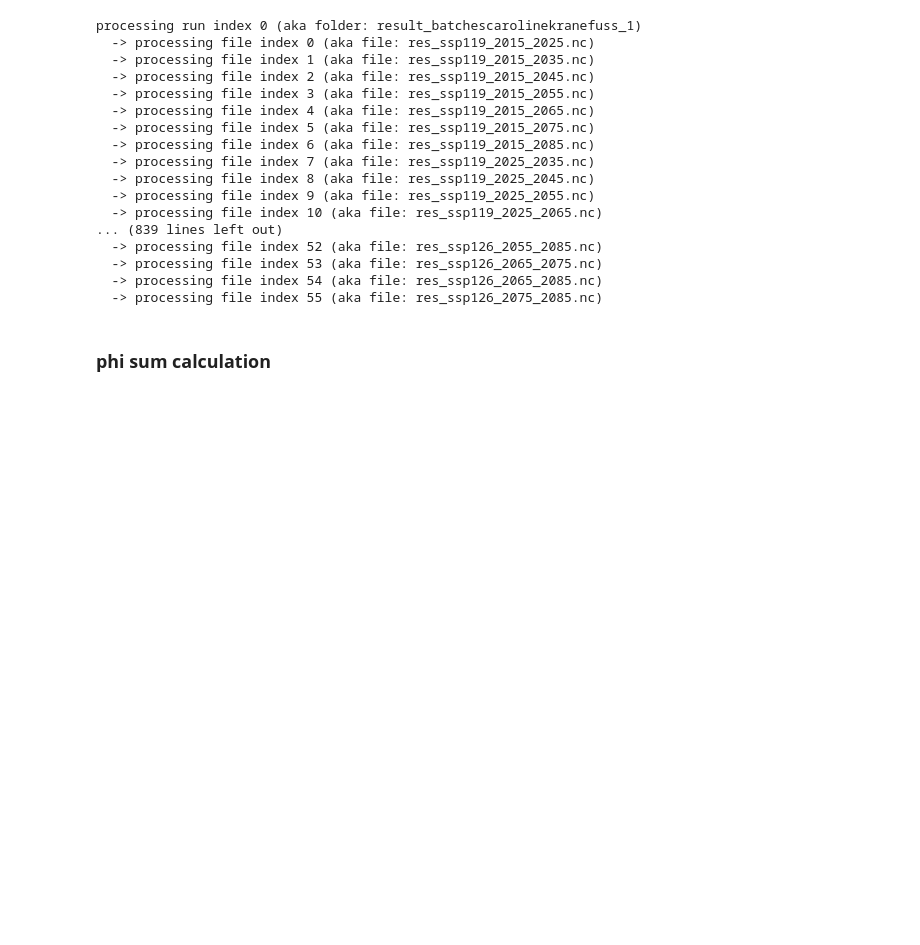
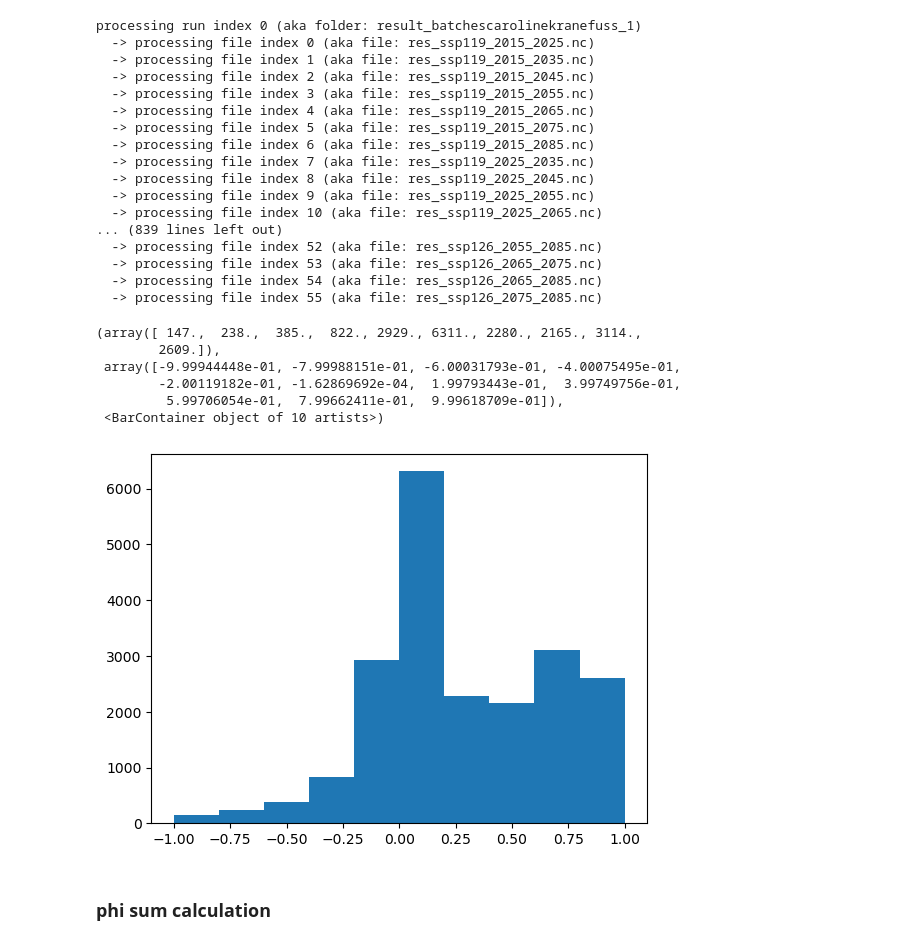
Before and after one commit to sek2dcs/MamalakisResearch, a Jupyter notebook: completeness_property.ipynb, the cells around one changed output. Cells and saved outputs as stored; diff of their text form; code cells hidden in the pictures; blank space fills up the shorter version.

```diff
--- a/completeness_property.ipynb
+++ b/completeness_property.ipynb
@@ -210,6 +210,16 @@ processing run index 0 (aka folder: result_batchescarolinekranefuss_1)
   -> processing file index 53 (aka file: res_ssp126_2065_2075.nc)
   -> processing file index 54 (aka file: res_ssp126_2065_2085.nc)
   -> processing file index 55 (aka file: res_ssp126_2075_2085.nc)
+# %%
+plt.hist(delta_df['delta'])
+# %% [output]
+(array([ 147.,  238.,  385.,  822., 2929., 6311., 2280., 2165., 3114.,
+        2609.]),
+ array([-9.99944448e-01, -7.99988151e-01, -6.00031793e-01, -4.00075495e-01,
+        -2.00119182e-01, -1.62869692e-04,  1.99793443e-01,  3.99749756e-01,
+         5.99706054e-01,  7.99662411e-01,  9.99618709e-01]),
+ <BarContainer object of 10 artists>)
+[figure, added]
 # %% [markdown]
 ### **phi sum calculation**
 # %%
```
Also changed, not shown: parts of 1 cell of this notebook, 2 other files.
